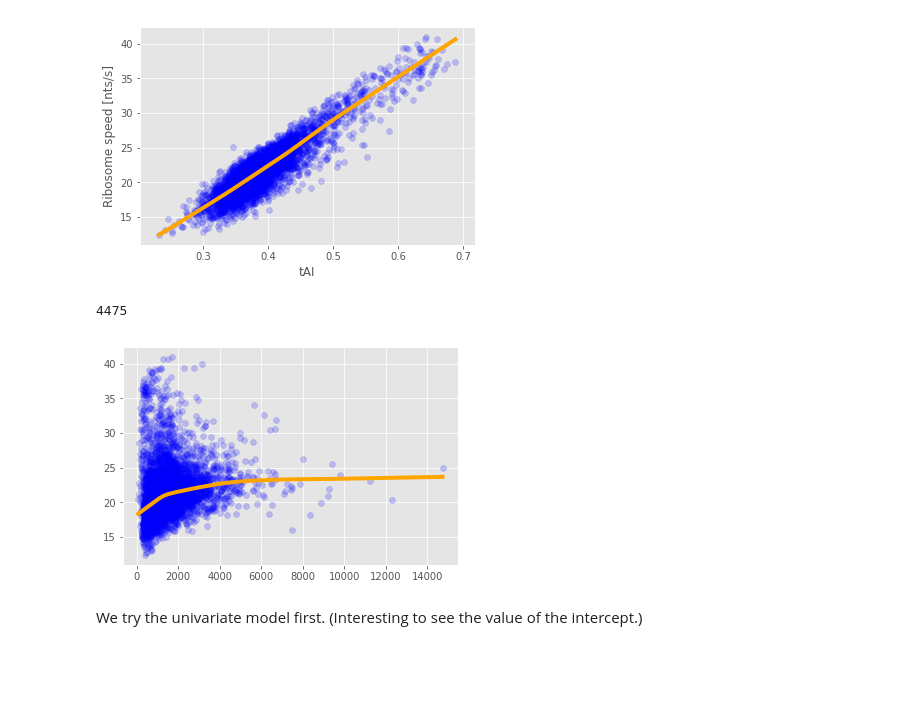
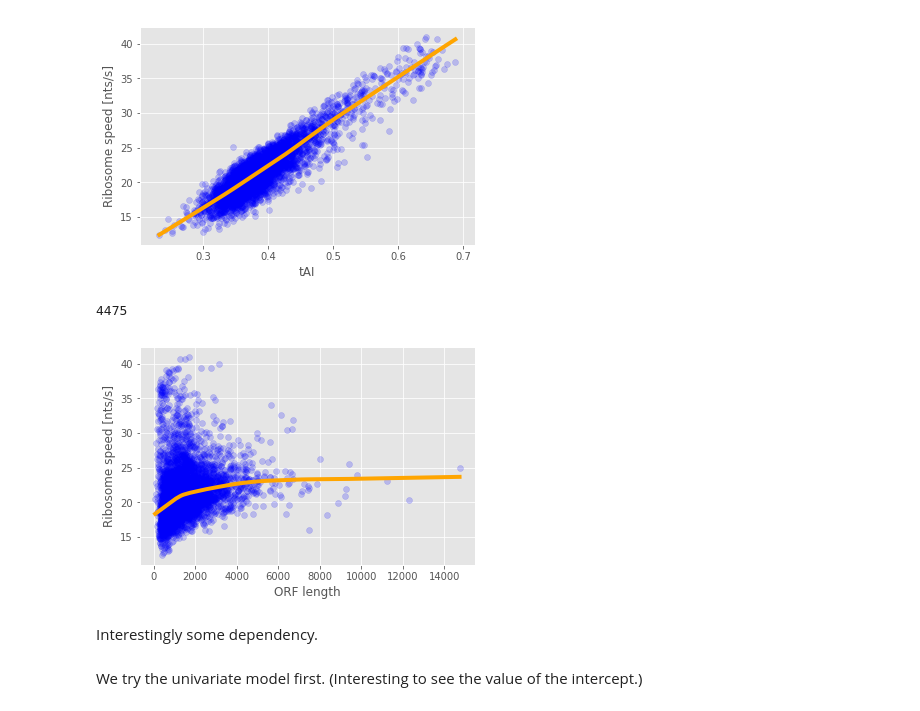
Before and after one commit to gittenberg/TRSL, a Jupyter notebook: workbooks/analyses/10 Modelling protein synthesis rates.ipynb, the cells around one changed output. Cells and saved outputs as stored; diff of their text form; code cells hidden in the pictures; blank space fills up the shorter version.

```diff
--- a/workbooks/analyses/10 Modelling protein synthesis rates.ipynb
+++ b/workbooks/analyses/10 Modelling protein synthesis rates.ipynb
@@ -126,10 +126,13 @@ scatter_dicts(tais, ribo_speeds, xaxislabel='tAI', yaxislabel='Ribosome speed [n
 4475
 [figure]
 # %%
-scatter_dicts(orf_lengths, ribo_speeds, xlog=False, ylog=False)
+scatter_dicts(orf_lengths, ribo_speeds, xaxislabel='ORF length', yaxislabel='Ribosome speed [nts/s]',
+              xlog=False, ylog=False)
 # %% [output]
 4475
-[figure, old version]
+[figure, new version]
+# %% [markdown]
+Interestingly some dependency.
 # %% [markdown]
 We try the univariate model first. (Interesting to see the value of the intercept.)
 # %%
```
Also changed, not shown: parts of 46 cells of this notebook.
